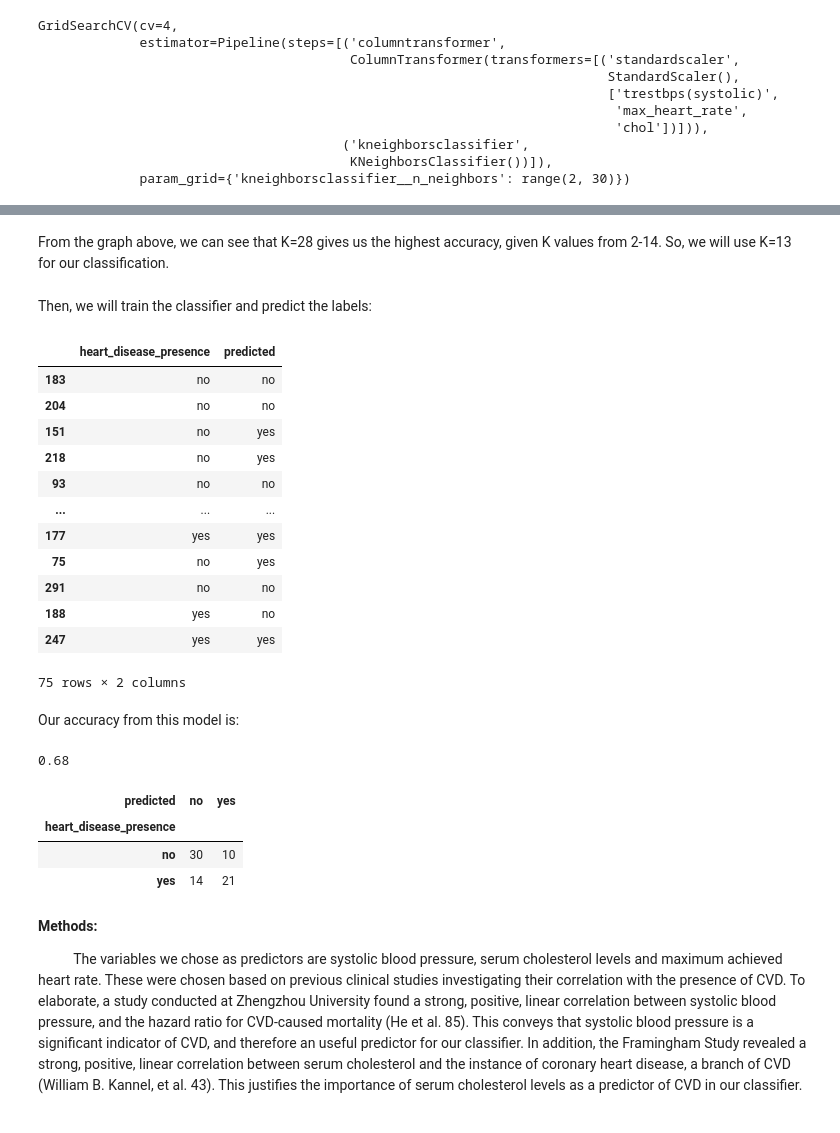
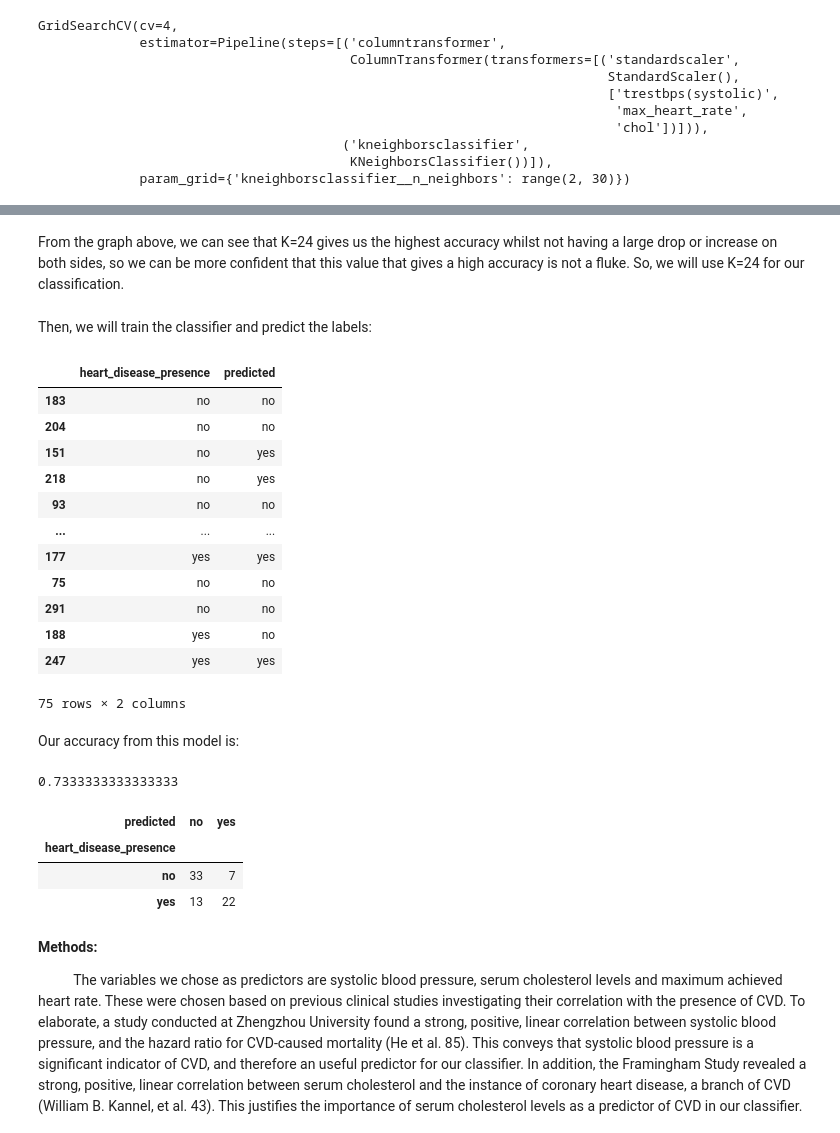
Before and after one commit to cathyleii/AmazingAnts2, a Jupyter notebook: GroupReport.ipynb, the cells around one changed output, grey strips where cells are left out. Drawn from its saved outputs; the diff is of its cells as text; code cells hidden in the pictures.

Commit message:
changed k value to 24

```diff
--- a/GroupReport.ipynb
+++ b/GroupReport.ipynb
@@ -406,31 +406,31 @@ accuracy_versus_k_grid
 # %% [output]
 [interactive output not drawn]
 # %% [markdown]
-From the graph above, we can see that K=28 gives us the highest accuracy, given K values from 2-14. So, we will use K=13 for our classification.
+From the graph above, we can see that K=24 gives us the highest accuracy whilst not having a large drop or increase on both sides, so we can be more confident that this value that gives a high accuracy is not a fluke. So, we will use K=24 for our classification.
 # %% [markdown]
 Then, we will train the classifier and predict the labels:
 # %%
-knn = KNeighborsClassifier(n_neighbors=28)
+knn = KNeighborsClassifier(n_neighbors=24)
 
 X = hd_general_train.loc[:, ["trestbps(systolic)", "max_heart_rate", "chol"]]
 y = hd_general_train["heart_disease_presence"]
 
 knn_fit = make_pipeline(hd_preprocessor, knn).fit(X, y)
 
 hd_test_predictions = hd_general_test.assign(
     predicted = knn_fit.predict(hd_test.loc[:, ["trestbps(systolic)", "max_heart_rate", "chol"]])
 )
 hd_test_predictions[['heart_disease_presence', 'predicted']]
 # %% [output]
 |  | heart_disease_presence | predicted |
 | 183 | no | no |
 | 204 | no | no |
 | 151 | no | yes |
 | 218 | no | yes |
 | 93 | no | no |
 | ... | ... | ... |
 | 177 | yes | yes |
-| 75 | no | yes |
+| 75 | no | no |
 | 291 | no | no |
 | 188 | yes | no |
 | 247 | yes | yes |
@@ -444,7 +444,7 @@ hd_acc = knn_fit.score(
 )
 hd_acc
 # %% [output]
-0.68
+0.7333333333333333
 # %%
 pd.crosstab(
     hd_test_predictions["heart_disease_presence"],
@@ -453,8 +453,8 @@ pd.crosstab(
 # %% [output]
 | predicted | no | yes |
 | heart_disease_presence |  |  |
-| no | 30 | 10 |
-| yes | 14 | 21 |
+| no | 33 | 7 |
+| yes | 13 | 22 |
 # %% [markdown]
 **Methods:**
 
```
Also changed, not shown: parts of 1 cell of this notebook.
